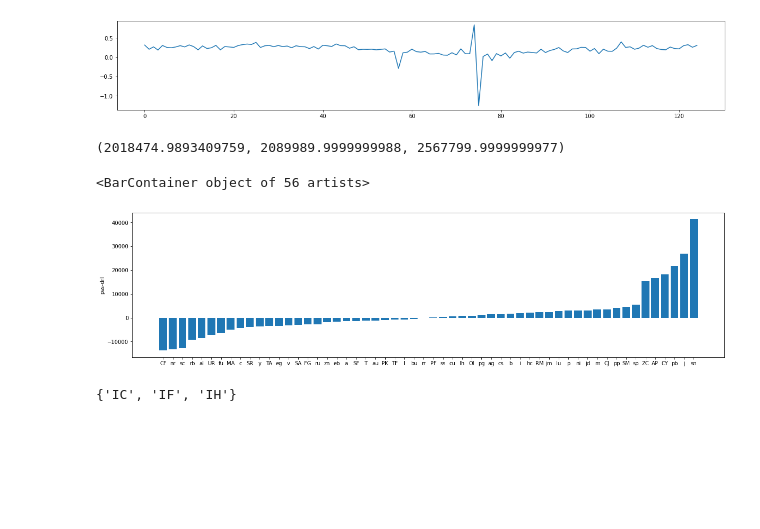
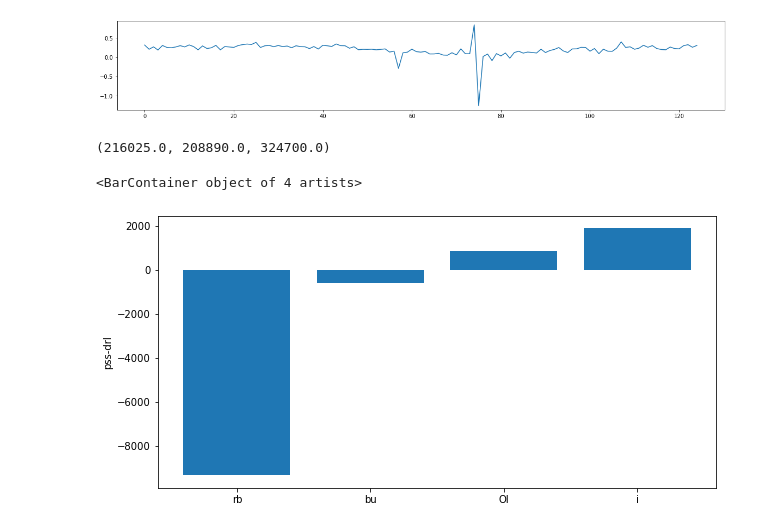
Before and after one commit to irides777/trader, a Jupyter notebook: pic.ipynb, the cells around one changed output. Cells and saved outputs as stored; diff of their text form; code cells hidden in the pictures; blank space fills up the shorter version.

```diff
--- a/pic.ipynb
+++ b/pic.ipynb
@@ -183,8 +183,9 @@ data.avgR.plot()
 <AxesSubplot:>
 [figure]
 # %%
-data = pd.read_csv('symbol_instrumentid2.csv')
-objs = data.pz.unique()
+# data = pd.read_csv('symbol_instrumentid2.csv')
+# objs = data.pz.unique()
+objs = ['rb', 'bu', 'OI', 'i']
 a, b, c = 0, 0, 0
 fin = []
 cha = []
@@ -201,17 +202,12 @@ cha = sorted(cha, key=lambda x:x[1])
 # %%
 a, b, c
 # %% [output]
-(2018474.9893409759, 2089989.9999999988, 2567799.9999999977)
+(216025.0, 208890.0, 324700.0)
 # %%
 a, b = [x[0] for x in cha], [x[1] for x in cha]
-plt.subplots(figsize=(20,5))
+plt.subplots(figsize=(10,5))
 plt.ylabel('pss-drl')
 plt.bar(a, b)
 # %% [output]
-<BarContainer object of 56 artists>
+<BarContainer object of 4 artists>
-[figure, old version]
+[figure, new version]
-# %%
-# data = data.set_index(data.date.astype('str'))
-set(objs)-set(fin)
-# %% [output]
-{'IC', 'IF', 'IH'}
```
Also changed, not shown: parts of 3 cells of this notebook, 3 other files.
